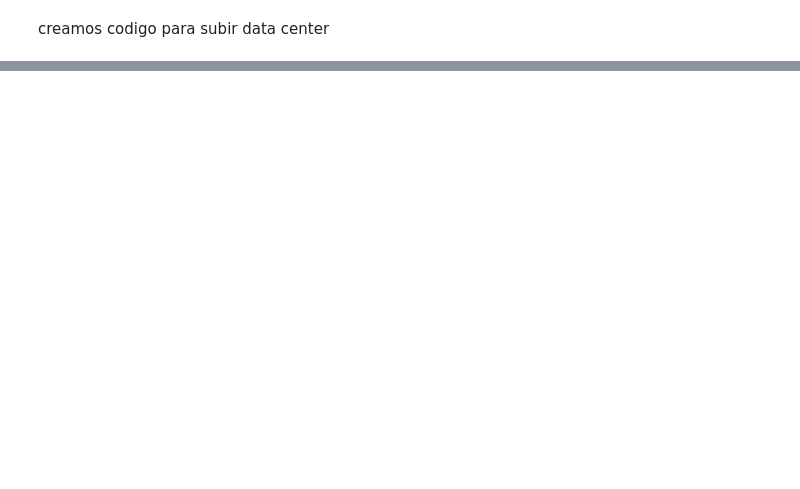
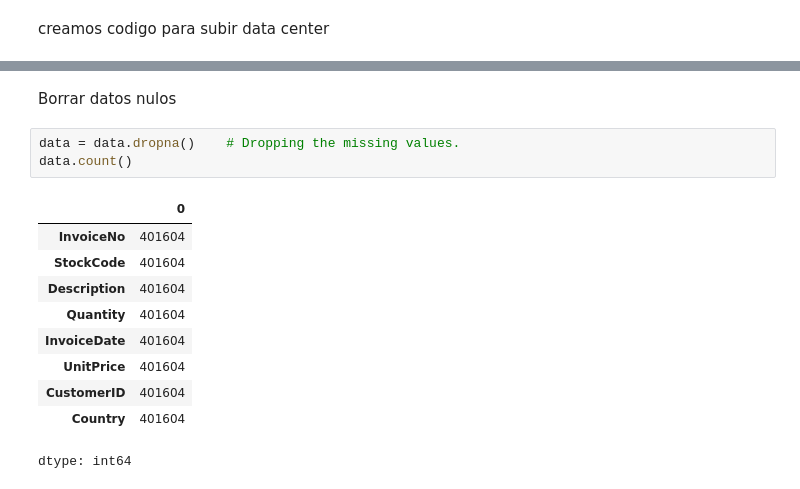
Before and after one commit to benmancilla/EDA_FundamentosML_BenjaminMancilla, a Jupyter notebook: Untitled4.ipynb, the cells around one changed output, grey strips where cells are left out. Cells and saved outputs as stored; diff of their text form; blank space fills up the shorter version.

```diff
--- a/Untitled4.ipynb
+++ b/Untitled4.ipynb
@@ -19,0 +73,16 @@ Saving data.csv to data (1).csv
+# %% [markdown]
+Borrar datos nulos
+# %%
+data = data.dropna()    # Dropping the missing values.
+data.count()
+# %% [output]
+|  | 0 |
+| InvoiceNo | 401604 |
+| StockCode | 401604 |
+| Description | 401604 |
+| Quantity | 401604 |
+| InvoiceDate | 401604 |
+| UnitPrice | 401604 |
+| CustomerID | 401604 |
+| Country | 401604 |
+dtype: int64
```
Also changed, not shown: parts of 13 cells of this notebook.
